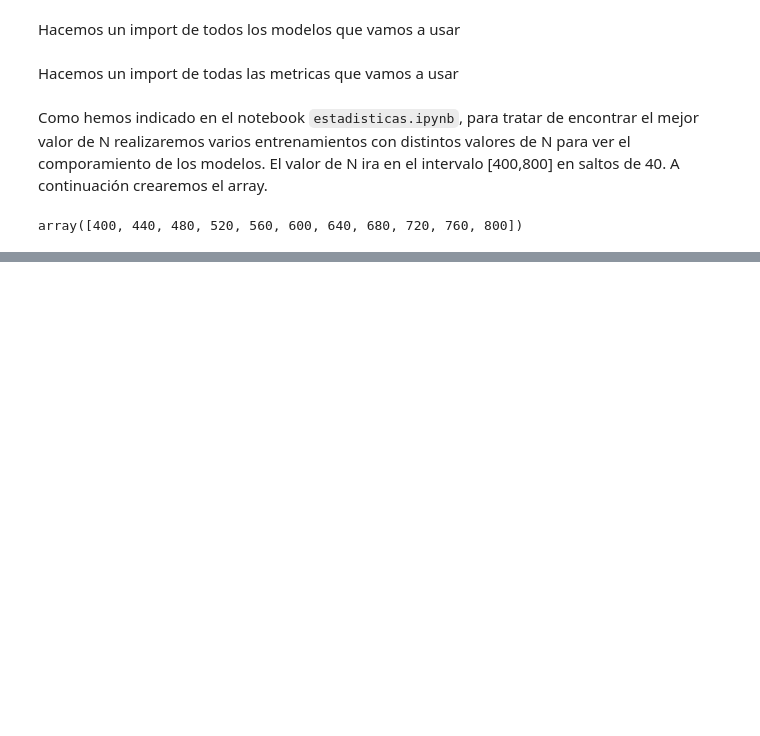
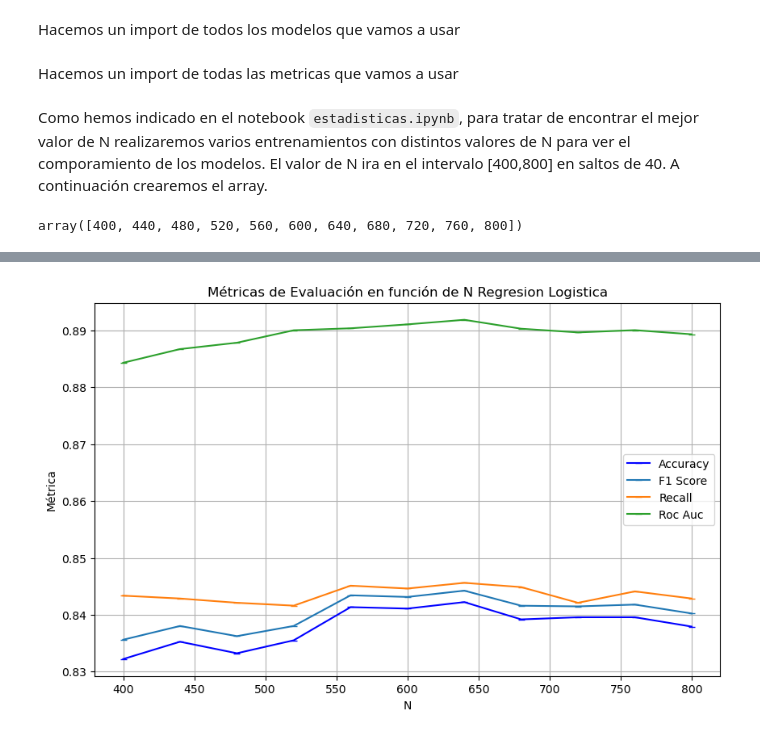
Before and after one commit to ruben-niwe/TFG, a Jupyter notebook: codigos/modelosML.ipynb, the cells around one changed output, grey strips where cells are left out. Cells and saved outputs as stored; diff of their text form; code cells hidden in the pictures; blank space fills up the shorter version.

```diff
--- a/codigos/modelosML.ipynb
+++ b/codigos/modelosML.ipynb
@@ -148,14 +124,0 @@ Please also refer to the documentation for alternative solver options:
-# %%
-accuracys_LogisticRegresion = []
-
-for N in valores_N:
-
-  RL = LogisticRegression(penalty='l2', solver='lbfgs', random_state=42, max_iter=500, multi_class = 'ovr')
-
-  matriz_train, labels_train = filtrado_datos(df_train, N)
-  matriz_valid, labels_valid = filtrado_datos(df_valid, N)
-
-  RL.fit(matriz_train, labels_train)
-  y_predic = RL.predict(matriz_valid)
-  accuracy = accuracy_score(labels_valid, y_predic)
-  accuracys_LogisticRegresion.append(accuracy)
@@ -193,0 +182,8 @@ accuracys_LogisticRegresion
+# %%
+# Cargamos el modelo
+## Regresion Logistica
+import warnings
+warnings.filterwarnings("ignore", category=UserWarning)
+
+RL = LogisticRegression(penalty='l2', solver='lbfgs', random_state=42, max_iter=500, multi_class = 'ovr')
+accuracy_RL, f1_RL, recall_RL, roc_RL = metricas_entrenamiento_valores_N(RL, df_train, df_valid, valores_N)
@@ -193,0 +411,19 @@ accuracys_LogisticRegresion
+# %%
+import matplotlib.pyplot as plt
+
+def graficar_metricas(valores_N, accuracy, f1, recall, roc_auc,titulo):
+    plt.figure(figsize=(10, 6))
+
+    # Graficar las métricas en la misma gráfica
+    plt.plot(valores_N, accuracy, label='Accuracy', marker='_', color='blue')
+    plt.plot(valores_N, f1, label='F1 Score', marker='_')
+    plt.plot(valores_N, recall, label='Recall', marker='_')
+    plt.plot(valores_N, roc_auc, label='Roc Auc', marker='_')
+
+    plt.title('Métricas de Evaluación en función de N '+titulo)
+    plt.xlabel('N')
+    plt.ylabel('Métrica')
+    plt.legend()
+    plt.grid(True)
+
+    plt.show()
@@ -193,0 +455,4 @@ accuracys_LogisticRegresion
+# %%
+graficar_metricas(valores_N, accuracy_RL, f1_RL, recall_RL, roc_RL, titulo='Regresion Logistica')
+# %% [output]
+[figure, added]
```
Also changed, not shown: parts of 38 cells of this notebook, 3 other files.
